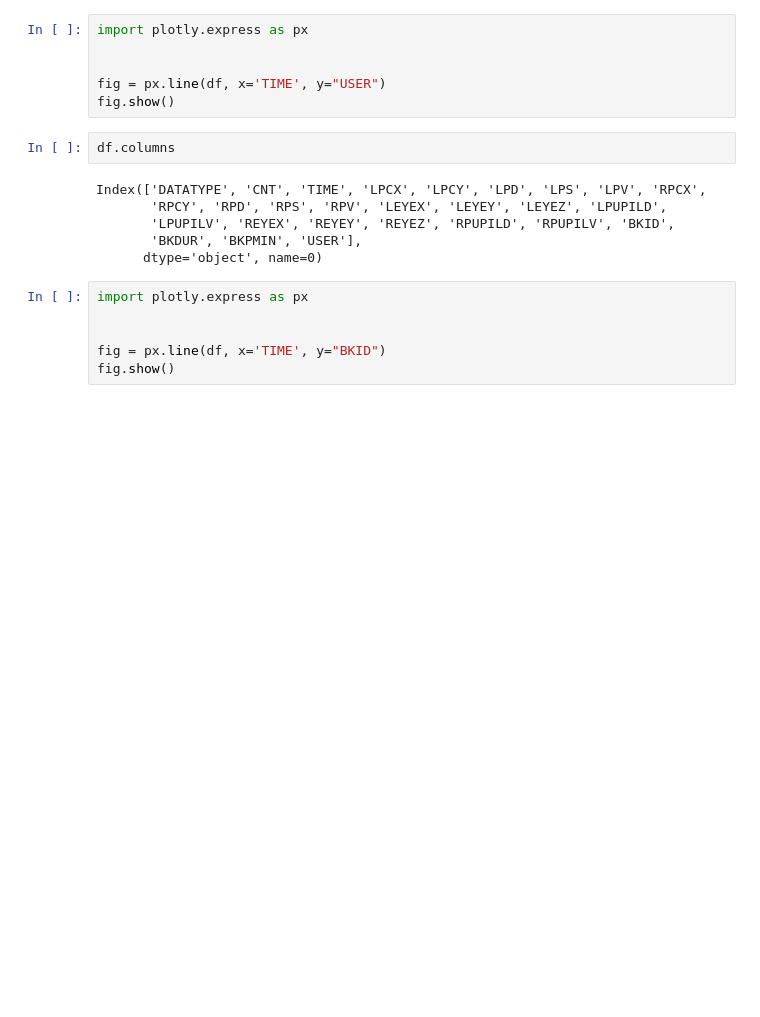
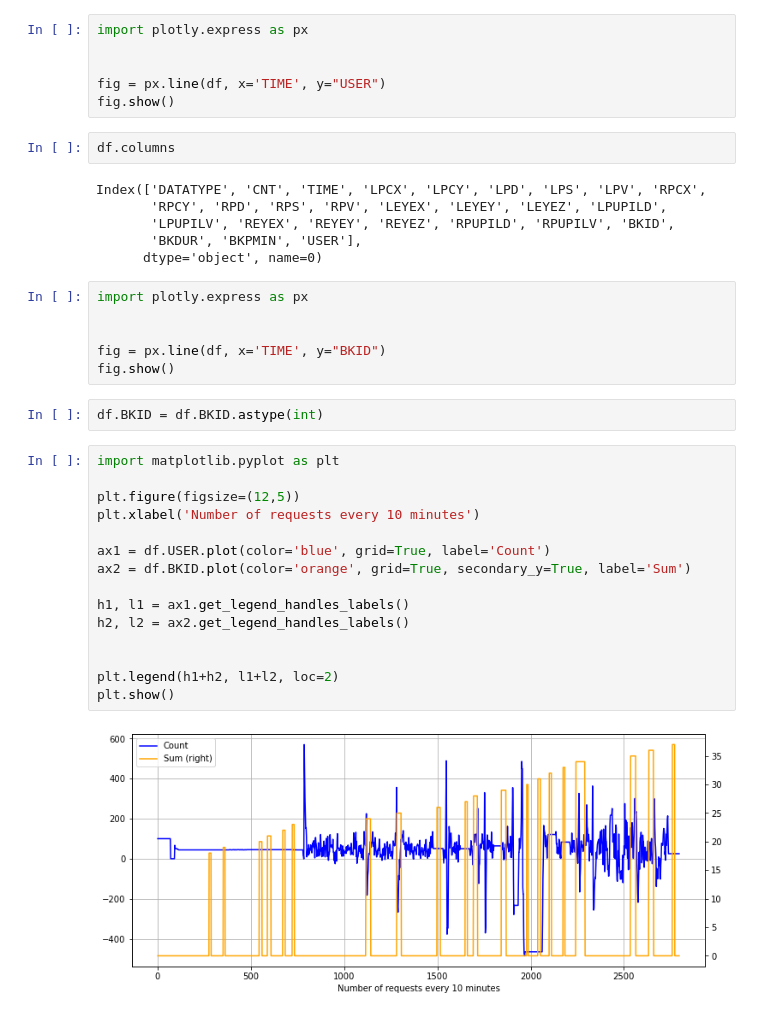
Before and after one commit to anapaulasandes/ppgeb_masters, a Jupyter notebook: python_syncronization/read_txt_ET_EEG_data.ipynb, the cells around one changed output. Cells and saved outputs as stored; diff of their text form; blank space fills up the shorter version.

```diff
--- a/python_syncronization/read_txt_ET_EEG_data.ipynb
+++ b/python_syncronization/read_txt_ET_EEG_data.ipynb
@@ -51,4 +51,23 @@ import plotly.express as px
 
 fig = px.line(df, x='TIME', y="BKID")
 fig.show()
+# %%
+df.BKID = df.BKID.astype(int)
+# %%
+import matplotlib.pyplot as plt
+
+plt.figure(figsize=(12,5))
+plt.xlabel('Number of requests every 10 minutes')
+
+ax1 = df.USER.plot(color='blue', grid=True, label='Count')
+ax2 = df.BKID.plot(color='orange', grid=True, secondary_y=True, label='Sum')
+
+h1, l1 = ax1.get_legend_handles_labels()
+h2, l2 = ax2.get_legend_handles_labels()
+
+
+plt.legend(h1+h2, l1+l2, loc=2)
+plt.show()
+# %% [output]
+[figure, added]
 # %%
```
Also changed, not shown: parts of 3 cells of this notebook, 8 other files.
